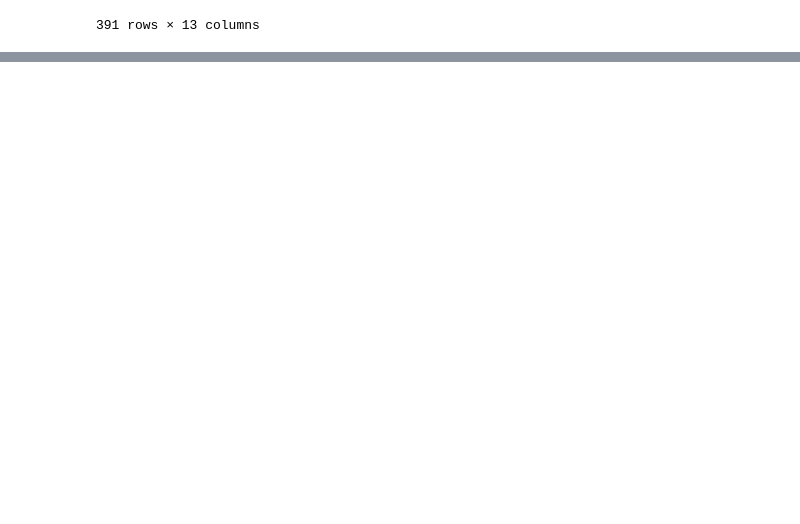
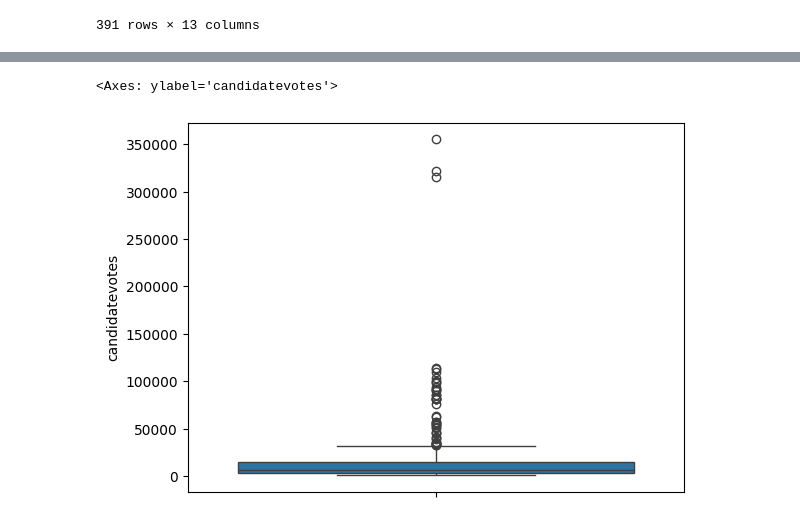
Before and after one commit to RainaVardhan/project_voting, a Jupyter notebook: clean_voting.ipynb, the cells around one changed output, grey strips where cells are left out. Drawn from its saved outputs; the diff is of its cells as text; code cells hidden in the pictures; blank space fills up the shorter version.

Commit message:
began visualization

```diff
--- a/clean_voting.ipynb
+++ b/clean_voting.ipynb
@@ -72,0 +97,6 @@ votes_2016[votes_2016['county_name'] == 'BEDFORD']
+# %%
+var = 'candidatevotes'
+sns.boxplot(winners_all[var])
+# %% [output]
+<Axes: ylabel='candidatevotes'>
+[figure, added]
```
Also changed, not shown: parts of 7 cells of this notebook.
